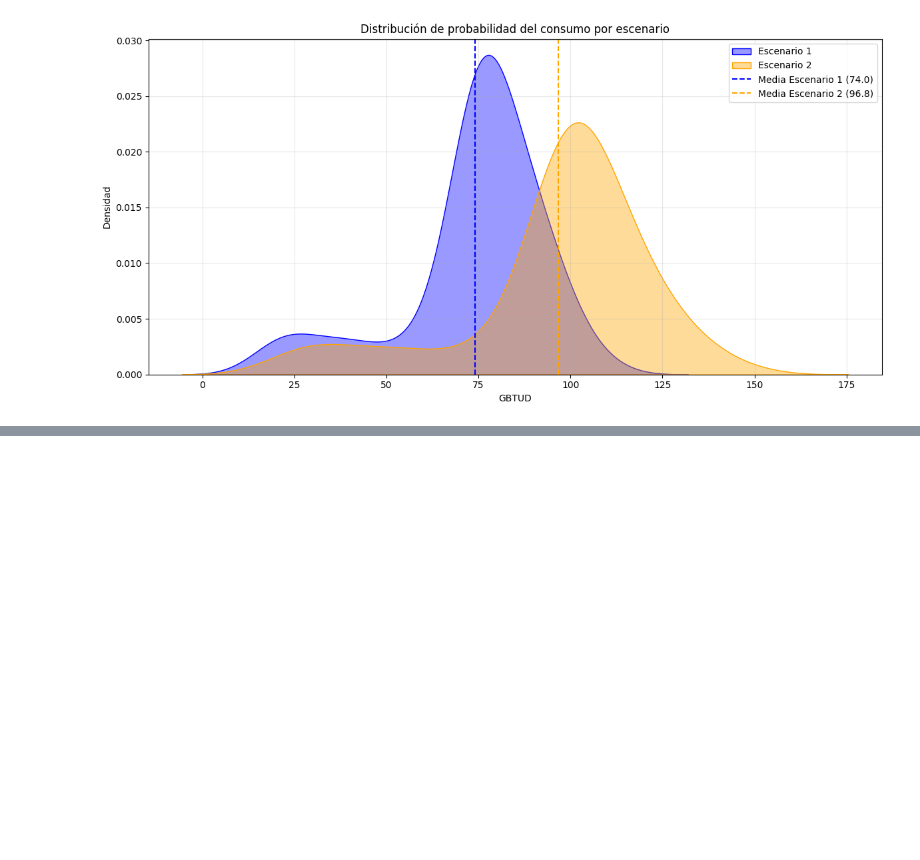
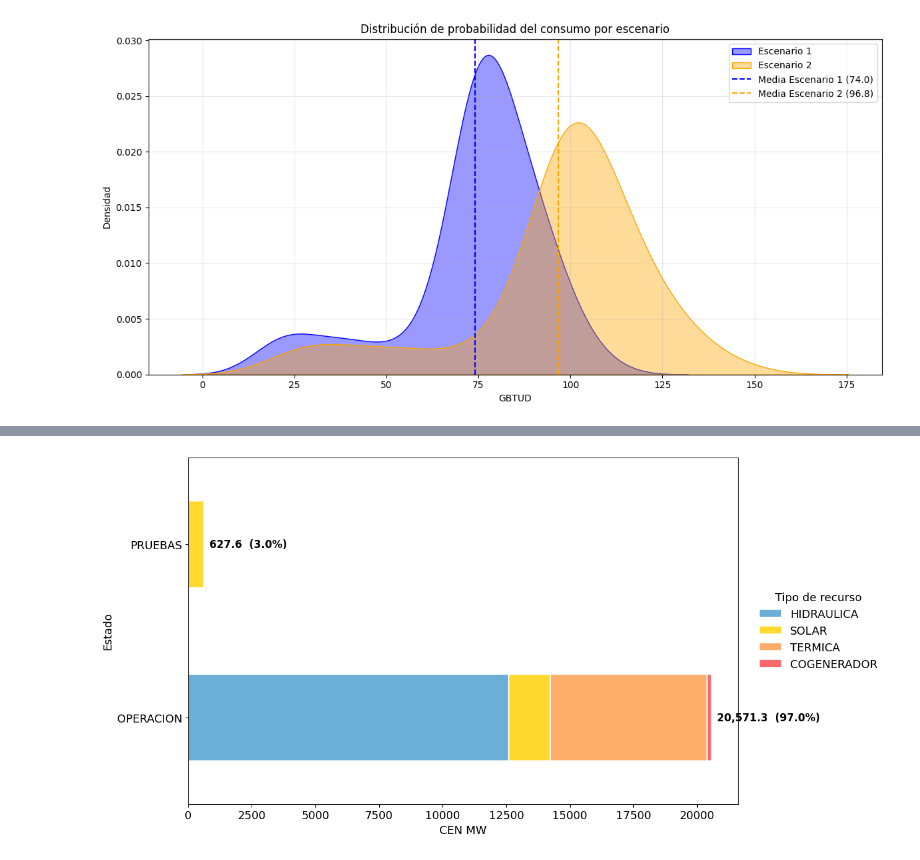
Before and after one commit to EdwarARL23/ScriptsPython, a Jupyter notebook: Graficas.ipynb, the cells around one changed output, grey strips where cells are left out. Saved outputs shown, nothing was run; the diff lists cells and outputs as text; code cells hidden in the pictures; blank space fills up the shorter version.

```diff
--- a/Graficas.ipynb
+++ b/Graficas.ipynb
@@ -71,0 +344,98 @@ plt.show()
+# %%
+import matplotlib.pyplot as plt
+import matplotlib as mpl
+import pandas as pd
+
+mpl.rcParams.update({
+    "font.size": 13,
+    "font.family": "sans-serif",
+    "axes.titlesize": 20,
+    "axes.titleweight": "bold"
+})
+
+# Pivot: Estado vs Tipo (CEN suma)
+pivot_estado_tipo = (
+    df.pivot_table(
+        index="estado",
+        columns="tipo",
+        values="CEN",
+        aggfunc="sum",
+        fill_value=0.0
+    )
+)
+
+# Orden de columnas (para que coincida con tus colores)
+order_cols = ["HIDRAULICA", "SOLAR", "TERMICA", "COGENERADOR"]
+for c in order_cols:
+    if c not in pivot_estado_tipo.columns:
+        pivot_estado_tipo[c] = 0.0
+pivot_estado_tipo = pivot_estado_tipo[order_cols]
+
+# Colores claros solicitados
+color_map = {
+    "HIDRAULICA":  "#6BAED6",  # azul claro
+    "SOLAR":       "#FFD92F",  # amarillo
+    "TERMICA":     "#FDAE6B",  # naranja claro
+    "COGENERADOR": "#FB6A6A"   # rojo claro
+}
+colors = [color_map[c] for c in pivot_estado_tipo.columns]
+
+# Totales por estado y participación (%)
+tot_estado = pivot_estado_tipo.sum(axis=1)
+total_general = tot_estado.sum()
+share_estado = 100 * tot_estado / total_general
+
+# Plot
+fig, ax = plt.subplots(figsize=(13, 6.5))
+
+pivot_estado_tipo.plot(
+    kind="barh",
+    stacked=True,
+    ax=ax,
+    color=colors,
+    edgecolor="white",
+    linewidth=1.2
+)
+
+# ax.set_title("Composición de CEN por estado y tipo de recurso", pad=12)
+ax.set_xlabel("CEN MW")
+ax.set_ylabel("Estado")
+
+# Etiqueta al final de cada barra: total y % de participación
+xmax = tot_estado.max()
+offset = 0.01 * xmax if xmax > 0 else 0.01
+
+for i, estado in enumerate(pivot_estado_tipo.index):
+    total_e = tot_estado.loc[estado]
+    pct_e = share_estado.loc[estado]
+    ax.text(
+        total_e + offset, i,
+        f"{total_e:,.1f}  ({pct_e:.1f}%)",
+        va="center",
+        fontsize=12,
+        fontweight="bold",
+        color="black"
+    )
+
+# Leyenda limpia a la derecha
+ax.legend(
+    title="Tipo de recurso",
+    bbox_to_anchor=(1.02, 0.5),
+    loc="center left",
+    frameon=False
+)
+
+plt.tight_layout()
+plt.show()
+
+# (Opcional) tabla resumen para validar números
+resumen_estado = (
+    pd.DataFrame({
+        "CEN_total_estado": tot_estado,
+        "share_%": share_estado
+    })
+    .sort_values("CEN_total_estado", ascending=False)
+)
+resumen_estado
+# %% [output]
+[figure, added]
```
Also changed, not shown: parts of 21 cells of this notebook, 26 other files.
